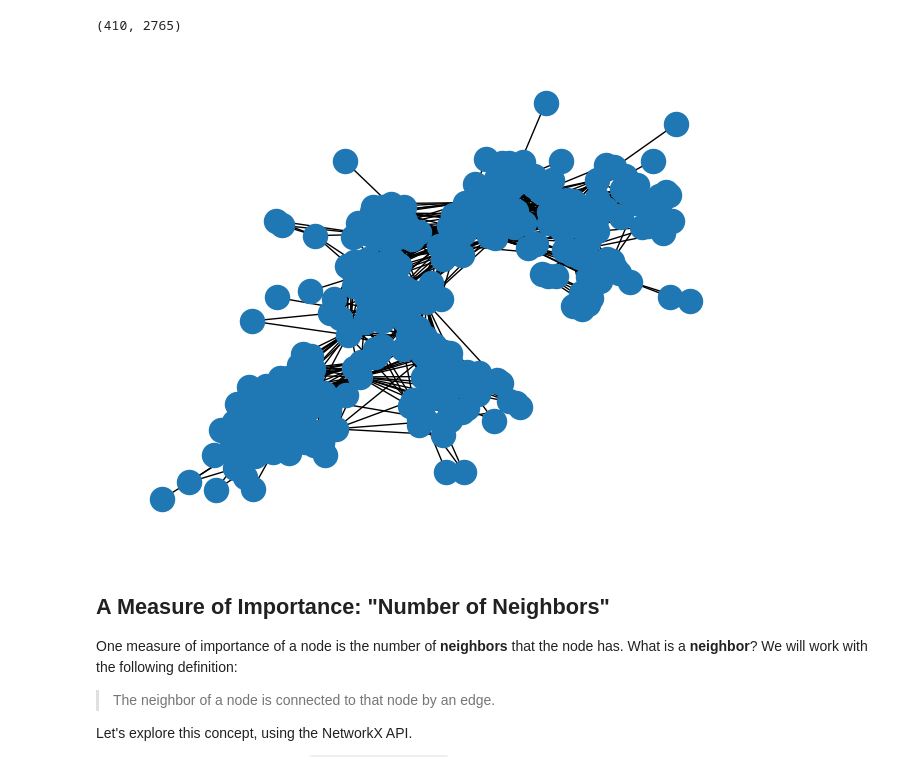
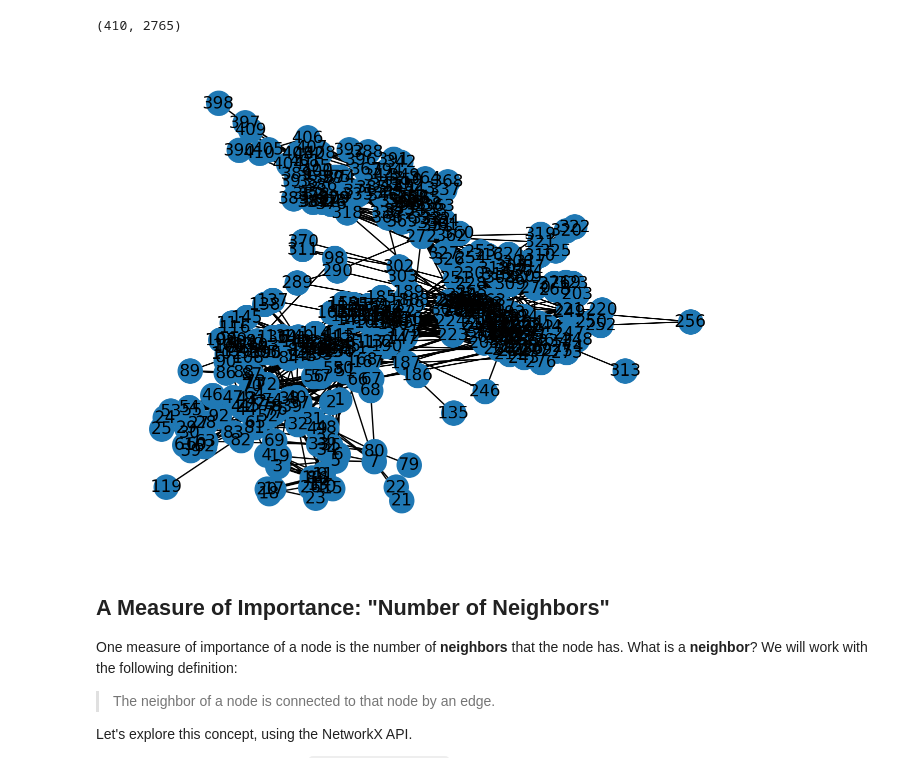
Before and after one commit to terrematte/network_analysis, a Jupyter notebook: notebooks/02_hubs_path_and_structures.ipynb, the cells around one changed output. Saved outputs shown, nothing was run; the diff lists cells and outputs as text; code cells hidden in the pictures.

```diff
--- a/notebooks/02_hubs_path_and_structures.ipynb
+++ b/notebooks/02_hubs_path_and_structures.ipynb
@@ -107,10 +112,10 @@ len(G.nodes()), len(G.edges())
 # %% [output]
 (410, 2765)
 # %%
-nx.draw(G)
+nx.draw(G, with_labels=True)
 plt.show()
 # %% [output]
-[figure, old version]
+[figure, new version]
 # %% [markdown]
 ## A Measure of Importance: "Number of Neighbors"
 
```
Also changed, not shown: parts of 54 cells of this notebook, 4 other files.
